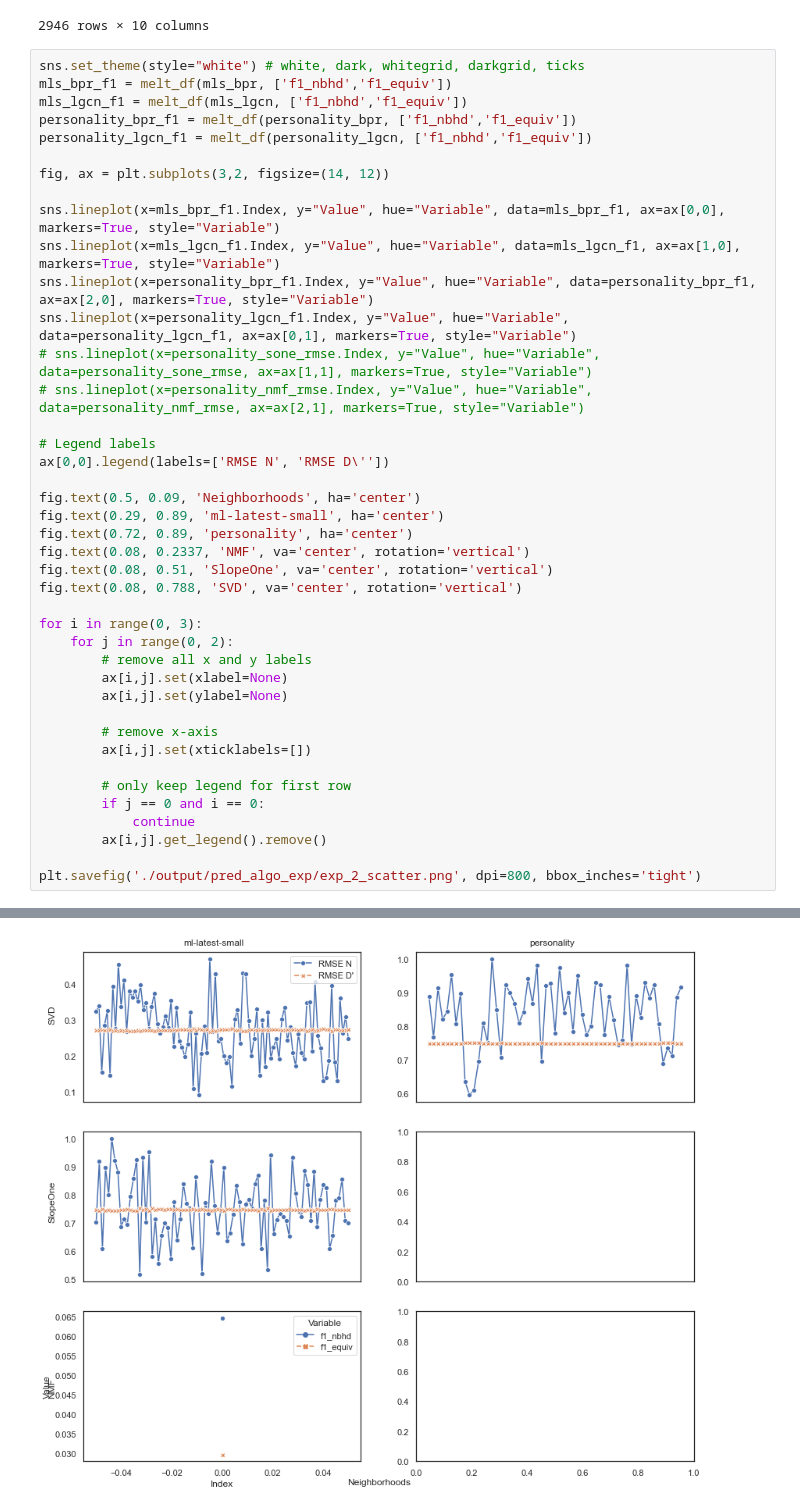
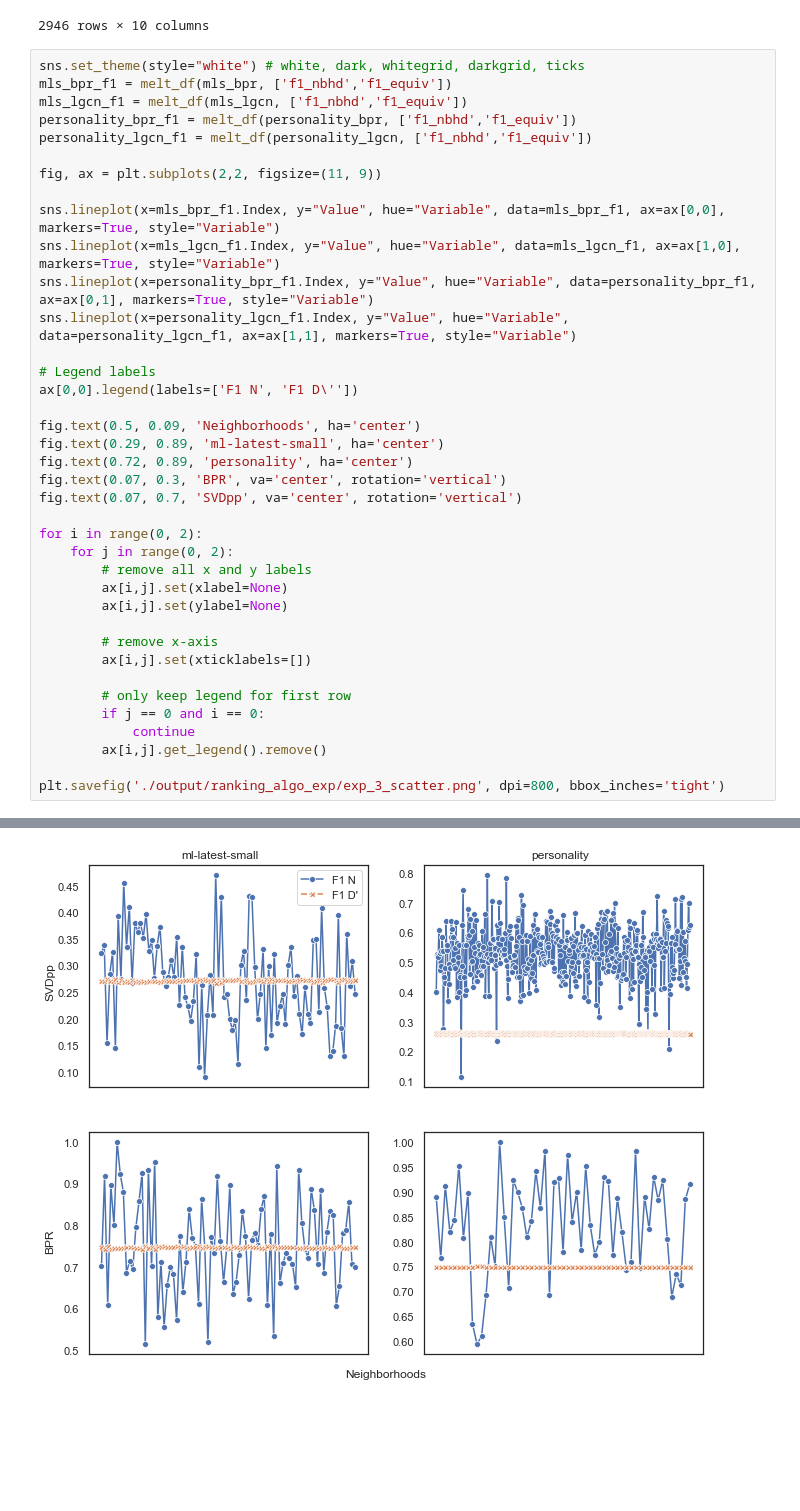
Before and after one commit to wissamjur/LocalImpact, a Jupyter notebook: ranking_algos_plots.ipynb, the cells around one changed output, grey strips where cells are left out. Saved outputs shown, nothing was run; the diff lists cells and outputs as text; blank space fills up the shorter version.

```diff
--- a/ranking_algos_plots.ipynb
+++ b/ranking_algos_plots.ipynb
@@ -38,26 +38,23 @@ mls_lgcn_f1 = melt_df(mls_lgcn, ['f1_nbhd','f1_equiv'])
 personality_bpr_f1 = melt_df(personality_bpr, ['f1_nbhd','f1_equiv'])
 personality_lgcn_f1 = melt_df(personality_lgcn, ['f1_nbhd','f1_equiv'])
 
-fig, ax = plt.subplots(3,2, figsize=(14, 12))
+fig, ax = plt.subplots(2,2, figsize=(11, 9))
 
 sns.lineplot(x=mls_bpr_f1.Index, y="Value", hue="Variable", data=mls_bpr_f1, ax=ax[0,0], markers=True, style="Variable")
 sns.lineplot(x=mls_lgcn_f1.Index, y="Value", hue="Variable", data=mls_lgcn_f1, ax=ax[1,0], markers=True, style="Variable")
-sns.lineplot(x=personality_bpr_f1.Index, y="Value", hue="Variable", data=personality_bpr_f1, ax=ax[2,0], markers=True, style="Variable")
-sns.lineplot(x=personality_lgcn_f1.Index, y="Value", hue="Variable", data=personality_lgcn_f1, ax=ax[0,1], markers=True, style="Variable")
-# sns.lineplot(x=personality_sone_rmse.Index, y="Value", hue="Variable", data=personality_sone_rmse, ax=ax[1,1], markers=True, style="Variable")
-# sns.lineplot(x=personality_nmf_rmse.Index, y="Value", hue="Variable", data=personality_nmf_rmse, ax=ax[2,1], markers=True, style="Variable")
+sns.lineplot(x=personality_bpr_f1.Index, y="Value", hue="Variable", data=personality_bpr_f1, ax=ax[0,1], markers=True, style="Variable")
+sns.lineplot(x=personality_lgcn_f1.Index, y="Value", hue="Variable", data=personality_lgcn_f1, ax=ax[1,1], markers=True, style="Variable")
 
 # Legend labels
-ax[0,0].legend(labels=['RMSE N', 'RMSE D\''])
+ax[0,0].legend(labels=['F1 N', 'F1 D\''])
 
 fig.text(0.5, 0.09, 'Neighborhoods', ha='center')
 fig.text(0.29, 0.89, 'ml-latest-small', ha='center')
 fig.text(0.72, 0.89, 'personality', ha='center')
-fig.text(0.08, 0.2337, 'NMF', va='center', rotation='vertical')
-fig.text(0.08, 0.51, 'SlopeOne', va='center', rotation='vertical')
-fig.text(0.08, 0.788, 'SVD', va='center', rotation='vertical')
+fig.text(0.07, 0.3, 'BPR', va='center', rotation='vertical')
+fig.text(0.07, 0.7, 'SVDpp', va='center', rotation='vertical')
 
-for i in range(0, 3):
+for i in range(0, 2):
     for j in range(0, 2):
         # remove all x and y labels
         ax[i,j].set(xlabel=None)
@@ -71,5 +68,5 @@ for i in range(0, 3):
             continue
         ax[i,j].get_legend().remove()
 
-plt.savefig('./output/pred_algo_exp/exp_2_scatter.png', dpi=800, bbox_inches='tight')
+plt.savefig('./output/ranking_algo_exp/exp_3_scatter.png', dpi=800, bbox_inches='tight')
 # %% [output]
@@ -77 +73 @@ AttributeError: 'NoneType' object has no attribute 'remove'
-[figure, old version]
+[figure, new version]
```
Also changed, not shown: parts of 4 cells of this notebook, 6 other files.
